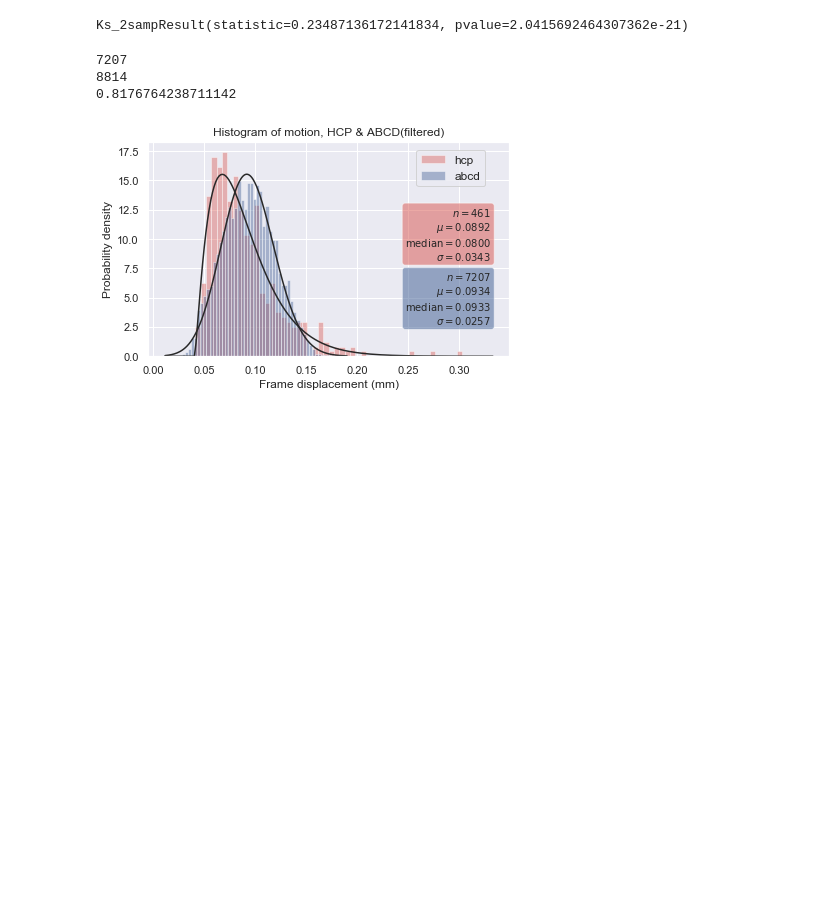
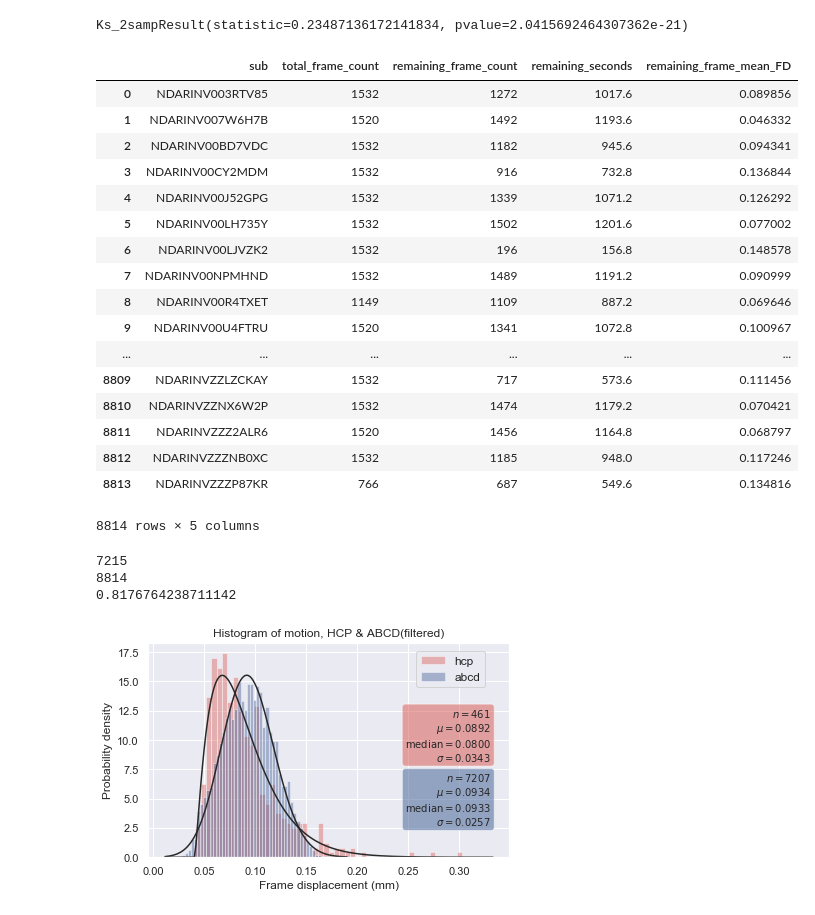
Before and after one commit to nih-fmrif/abcd_cca_replication, a Jupyter notebook: motion/hcp_abcd_motion_analysis.ipynb, the cells around one changed output. Cells and saved outputs as stored; diff of their text form; code cells hidden in the pictures; blank space fills up the shorter version.

```diff
--- a/motion/hcp_abcd_motion_analysis.ipynb
+++ b/motion/hcp_abcd_motion_analysis.ipynb
@@ -77,13 +77,42 @@ Ks_2sampResult(statistic=0.23487136172141834, pvalue=2.0415692464307362e-21)
 # %%
 # Lets find out how many subjects have >10min scan time.
 fp = os.path.join(cwd,'data/motion_summary_data.csv')
-msd = pd.read_csv(fp,header=1)
+
+dtype_dict={
+    'sub': 'O',
+    'total_frame_count': 'int32',
+    'remaining_frame_count': 'UInt32',
+    'remaining_seconds': 'f8',
+    'remaining_frame_mean_FD': 'f8'
+}
+
+msd = pd.read_csv(fp, sep=',')
+msd
+# %% [output]
+|  | sub | total_frame_count | remaining_frame_count | remaining_seconds | remaining_frame_mean_FD |
+| 0 | NDARINV003RTV85 | 1532 | 1272 | 1017.6 | 0.089856 |
+| 1 | NDARINV007W6H7B | 1520 | 1492 | 1193.6 | 0.046332 |
+| 2 | NDARINV00BD7VDC | 1532 | 1182 | 945.6 | 0.094341 |
+| 3 | NDARINV00CY2MDM | 1532 | 916 | 732.8 | 0.136844 |
+| 4 | NDARINV00J52GPG | 1532 | 1339 | 1071.2 | 0.126292 |
+| 5 | NDARINV00LH735Y | 1532 | 1502 | 1201.6 | 0.077002 |
+| 6 | NDARINV00LJVZK2 | 1532 | 196 | 156.8 | 0.148578 |
+| 7 | NDARINV00NPMHND | 1532 | 1489 | 1191.2 | 0.090999 |
+| 8 | NDARINV00R4TXET | 1149 | 1109 | 887.2 | 0.069646 |
+| 9 | NDARINV00U4FTRU | 1520 | 1341 | 1072.8 | 0.100967 |
+| ... | ... | ... | ... | ... | ... |
+| 8809 | NDARINVZZLZCKAY | 1532 | 717 | 573.6 | 0.111456 |
+| 8810 | NDARINVZZNX6W2P | 1532 | 1474 | 1179.2 | 0.070421 |
+| 8811 | NDARINVZZZ2ALR6 | 1520 | 1456 | 1164.8 | 0.068797 |
+| 8812 | NDARINVZZZNB0XC | 1532 | 1185 | 948.0 | 0.117246 |
+| 8813 | NDARINVZZZP87KR | 766 | 687 | 549.6 | 0.134816 |
+8814 rows × 5 columns
 # %%
-print(len(msd[(msd['remaining_seconds']>600)]))
+print(len(msd[msd['remaining_seconds'].ge(600)]))
 print(len(msd['sub']))
 print(len(msd[(msd['remaining_seconds']>600)])/len(msd['sub']))
 # %% [output]
-7207
+7215
 8814
 0.8176764238711142
 # %%
```
Also changed, not shown: parts of 4 cells of this notebook, 4 other files.
